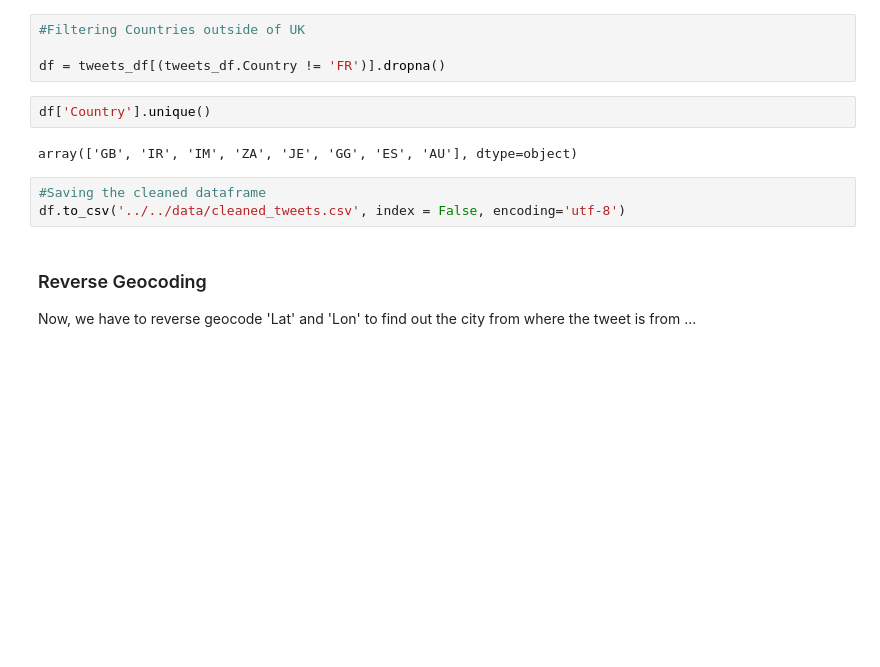
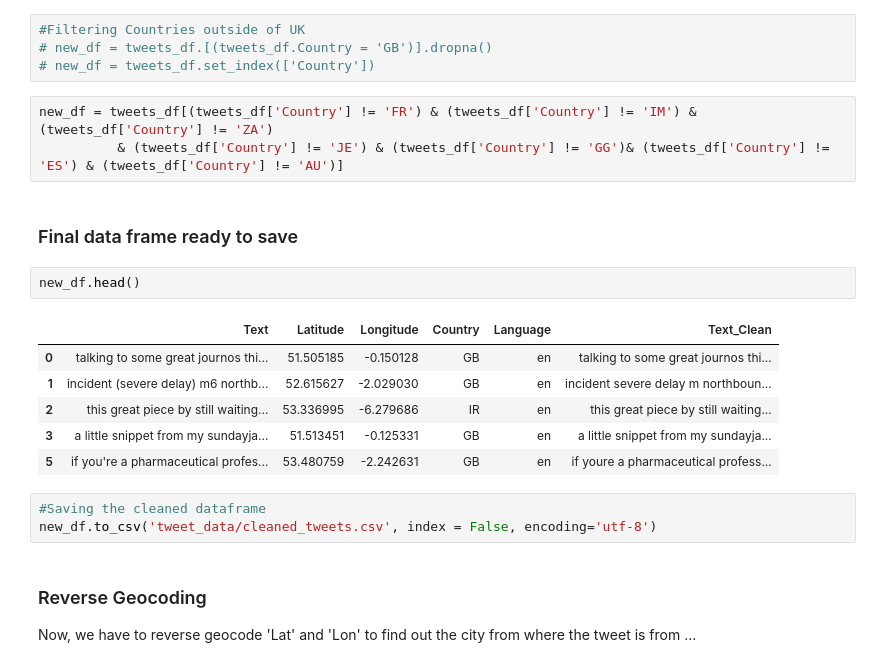
Before and after one commit to rmsreis/tweet-classifier, a Jupyter notebook: notebooks/Tweet_Data_ETL.ipynb, the cells around one changed output. Cells and saved outputs as stored; diff of their text form; blank space fills up the shorter version.

```diff
--- a/notebooks/Tweet_Data_ETL.ipynb
+++ b/notebooks/Tweet_Data_ETL.ipynb
@@ -135,15 +144,25 @@ array(['GB', 'IR', nan, 'FR', 'IM', 'ZA', 'JE', 'GG', 'ES', 'AU'],
       dtype=object)
 # %%
 #Filtering Countries outside of UK
-
-df = tweets_df[(tweets_df.Country != 'FR')].dropna()
+# new_df = tweets_df.[(tweets_df.Country = 'GB')].dropna()
+# new_df = tweets_df.set_index(['Country'])
-# %%
-df['Country'].unique()
-# %% [output]
-array(['GB', 'IR', 'IM', 'ZA', 'JE', 'GG', 'ES', 'AU'], dtype=object)
+# %%
+new_df = tweets_df[(tweets_df['Country'] != 'FR') & (tweets_df['Country'] != 'IM') & (tweets_df['Country'] != 'ZA')
+          & (tweets_df['Country'] != 'JE') & (tweets_df['Country'] != 'GG')& (tweets_df['Country'] != 'ES') & (tweets_df['Country'] != 'AU')]
+# %% [markdown]
+### Final data frame ready to save
+# %%
+new_df.head()
+# %% [output]
+|  | Text | Latitude | Longitude | Country | Language | Text_Clean |
+| 0 | talking to some great journos thi... | 51.505185 | -0.150128 | GB | en | talking to some great journos thi... |
+| 1 | incident (severe delay) m6 northb... | 52.615627 | -2.029030 | GB | en | incident severe delay m northboun... |
+| 2 | this great piece by still waiting... | 53.336995 | -6.279686 | IR | en | this great piece by still waiting... |
+| 3 | a little snippet from my sundayja... | 51.513451 | -0.125331 | GB | en | a little snippet from my sundayja... |
+| 5 | if you're a pharmaceutical profes... | 53.480759 | -2.242631 | GB | en | if youre a pharmaceutical profess... |
 # %%
 #Saving the cleaned dataframe
-df.to_csv('../../data/cleaned_tweets.csv', index = False, encoding='utf-8')
+new_df.to_csv('tweet_data/cleaned_tweets.csv', index = False, encoding='utf-8')
 # %% [markdown]
 ### Reverse Geocoding
 
```
Also changed, not shown: parts of 25 cells of this notebook, 7 other files.
